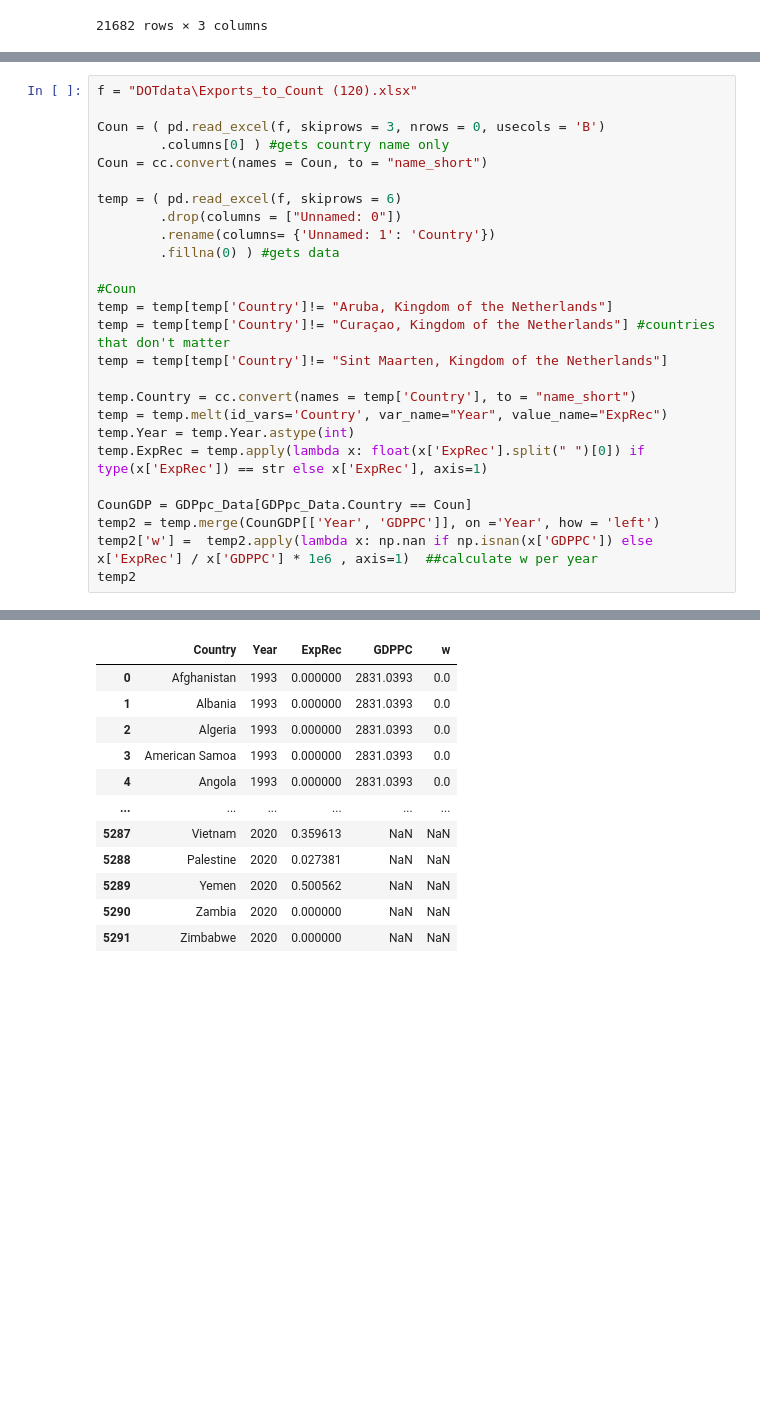
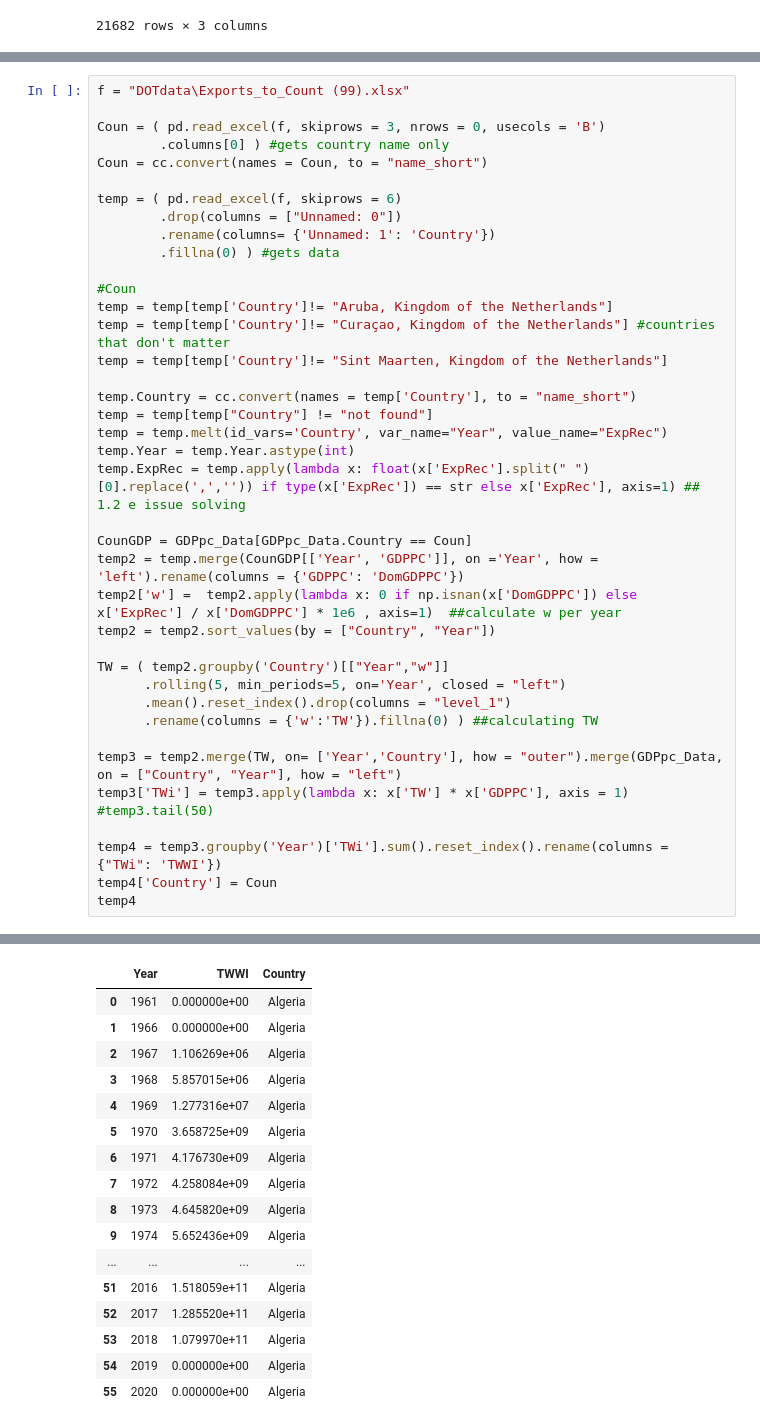
Before and after one commit to JTayMilli/GonGrowth, a Jupyter notebook: DOT/DOTprocessing.ipynb, the cells around one changed output, grey strips where cells are left out. Saved outputs shown, nothing was run; the diff lists cells and outputs as text; blank space fills up the shorter version.

Commit message:
TWWI, need to aggragate

```diff
--- a/DOT/DOTprocessing.ipynb
+++ b/DOT/DOTprocessing.ipynb
@@ -158,7 +161,7 @@ DOTdata\Exports_to_Count (97).xlsx
 DOTdata\Exports_to_Count (98).xlsx
 DOTdata\Exports_to_Count (99).xlsx
 # %%
-f = "DOTdata\Exports_to_Count (120).xlsx"
+f = "DOTdata\Exports_to_Count (99).xlsx"
 
 Coun = ( pd.read_excel(f, skiprows = 3, nrows = 0, usecols = 'B')
         .columns[0] ) #gets country name only
@@ -175,13 +178,27 @@ temp = temp[temp['Country']!= "Curaçao, Kingdom of the Netherlands"] #countries
 temp = temp[temp['Country']!= "Sint Maarten, Kingdom of the Netherlands"]
 
 temp.Country = cc.convert(names = temp['Country'], to = "name_short")
+temp = temp[temp["Country"] != "not found"]
 temp = temp.melt(id_vars='Country', var_name="Year", value_name="ExpRec")
 temp.Year = temp.Year.astype(int)
-temp.ExpRec = temp.apply(lambda x: float(x['ExpRec'].split(" ")[0]) if type(x['ExpRec']) == str else x['ExpRec'], axis=1)
+temp.ExpRec = temp.apply(lambda x: float(x['ExpRec'].split(" ")[0].replace(',','')) if type(x['ExpRec']) == str else x['ExpRec'], axis=1) ## 1.2 e issue solving
 
 CounGDP = GDPpc_Data[GDPpc_Data.Country == Coun]
-temp2 = temp.merge(CounGDP[['Year', 'GDPPC']], on ='Year', how = 'left')
-temp2['w'] =  temp2.apply(lambda x: np.nan if np.isnan(x['GDPPC']) else x['ExpRec'] / x['GDPPC'] * 1e6 , axis=1)  ##calculate w per year
-temp2
+temp2 = temp.merge(CounGDP[['Year', 'GDPPC']], on ='Year', how = 'left').rename(columns = {'GDPPC': 'DomGDPPC'})
+temp2['w'] =  temp2.apply(lambda x: 0 if np.isnan(x['DomGDPPC']) else x['ExpRec'] / x['DomGDPPC'] * 1e6 , axis=1)  ##calculate w per year
+temp2 = temp2.sort_values(by = ["Country", "Year"])
+
+TW = ( temp2.groupby('Country')[["Year","w"]]
+      .rolling(5, min_periods=5, on='Year', closed = "left")
+      .mean().reset_index().drop(columns = "level_1")
+      .rename(columns = {'w':'TW'}).fillna(0) ) ##calculating TW
+
+temp3 = temp2.merge(TW, on= ['Year','Country'], how = "outer").merge(GDPpc_Data, on = ["Country", "Year"], how = "left")
+temp3['TWi'] = temp3.apply(lambda x: x['TW'] * x['GDPPC'], axis = 1)
+#temp3.tail(50)
+
+temp4 = temp3.groupby('Year')['TWi'].sum().reset_index().rename(columns = {"TWi": 'TWWI'})
+temp4['Country'] = Coun
+temp4
 # %% [output]
 Belgium-Luxembourg not found in regex
@@ -190,12 +209,17 @@ Serbia and Montenegro not found in regex
-|  | Country | Year | ExpRec | GDPPC | w |
-| 0 | Afghanistan | 1993 | 0.000000 | 2831.0393 | 0.0 |
-| 1 | Albania | 1993 | 0.000000 | 2831.0393 | 0.0 |
-| 2 | Algeria | 1993 | 0.000000 | 2831.0393 | 0.0 |
-| 3 | American Samoa | 1993 | 0.000000 | 2831.0393 | 0.0 |
-| 4 | Angola | 1993 | 0.000000 | 2831.0393 | 0.0 |
-| ... | ... | ... | ... | ... | ... |
-| 5287 | Vietnam | 2020 | 0.359613 | NaN | NaN |
-| 5288 | Palestine | 2020 | 0.027381 | NaN | NaN |
-| 5289 | Yemen | 2020 | 0.500562 | NaN | NaN |
-| 5290 | Zambia | 2020 | 0.000000 | NaN | NaN |
-| 5291 | Zimbabwe | 2020 | 0.000000 | NaN | NaN |
+|  | Year | TWWI | Country |
+| 0 | 1961 | 0.000000e+00 | Algeria |
+| 1 | 1966 | 0.000000e+00 | Algeria |
+| 2 | 1967 | 1.106269e+06 | Algeria |
+| 3 | 1968 | 5.857015e+06 | Algeria |
+| 4 | 1969 | 1.277316e+07 | Algeria |
+| 5 | 1970 | 3.658725e+09 | Algeria |
+| 6 | 1971 | 4.176730e+09 | Algeria |
+| 7 | 1972 | 4.258084e+09 | Algeria |
+| 8 | 1973 | 4.645820e+09 | Algeria |
+| 9 | 1974 | 5.652436e+09 | Algeria |
+| ... | ... | ... | ... |
+| 51 | 2016 | 1.518059e+11 | Algeria |
+| 52 | 2017 | 1.285520e+11 | Algeria |
+| 53 | 2018 | 1.079970e+11 | Algeria |
+| 54 | 2019 | 0.000000e+00 | Algeria |
+| 55 | 2020 | 0.000000e+00 | Algeria |
```
Also changed, not shown: parts of 2 cells of this notebook.
